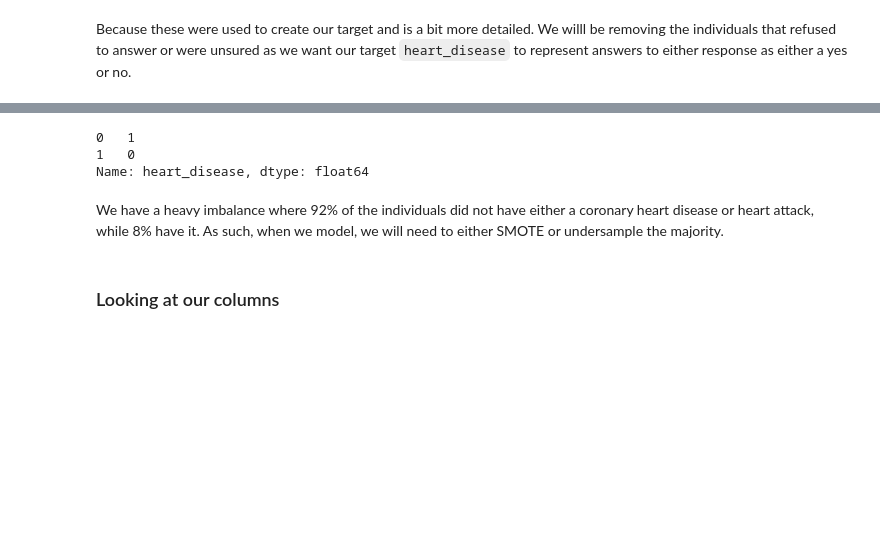
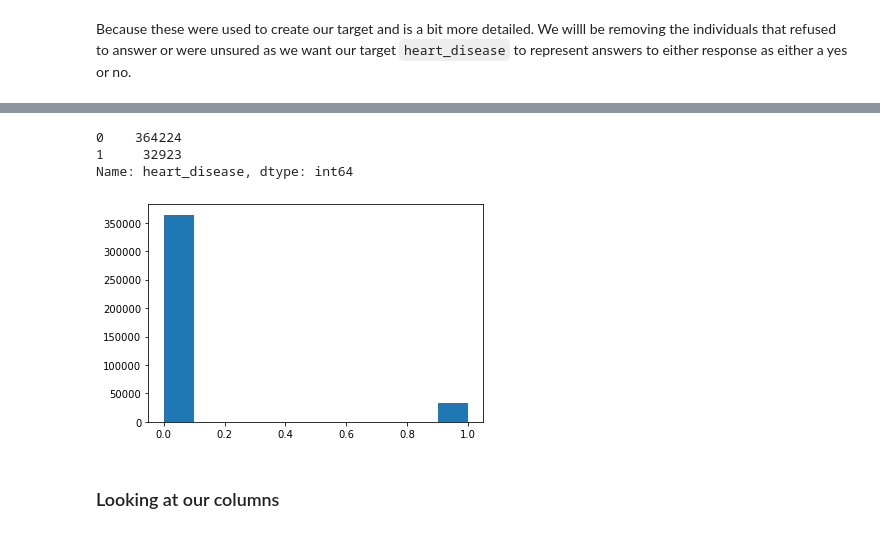
Before and after one commit to xiaohua-su/Heart_Disease, a Jupyter notebook: Heart_disease_eda.ipynb, the cells around one changed output, grey strips where cells are left out. Drawn from its saved outputs; the diff is of its cells as text; code cells hidden in the pictures; blank space fills up the shorter version.

```diff
--- a/Heart_disease_eda.ipynb
+++ b/Heart_disease_eda.ipynb
@@ -358,12 +356,14 @@ heart_df
 397147 rows × 34 columns
 # %%
-heart_df.heart_disease.value_counts(normalize = True)
+heart_df.heart_disease.value_counts()
 # %% [output]
-0   1
-1   0
-Name: heart_disease, dtype: float64
+0    364224
+1     32923
+Name: heart_disease, dtype: int64
-# %% [markdown]
-We have a heavy imbalance where 92% of the individuals did not have either a coronary heart disease or heart attack, while 8% have it. As such, when we model, we will need to either SMOTE or undersample the majority.
+# %%
+plt.hist(heart_df.heart_disease);
+# %% [output]
+[figure, added]
 # %% [markdown]
 ### Looking at our columns
 # %%
```
Also changed, not shown: parts of 36 cells of this notebook.
